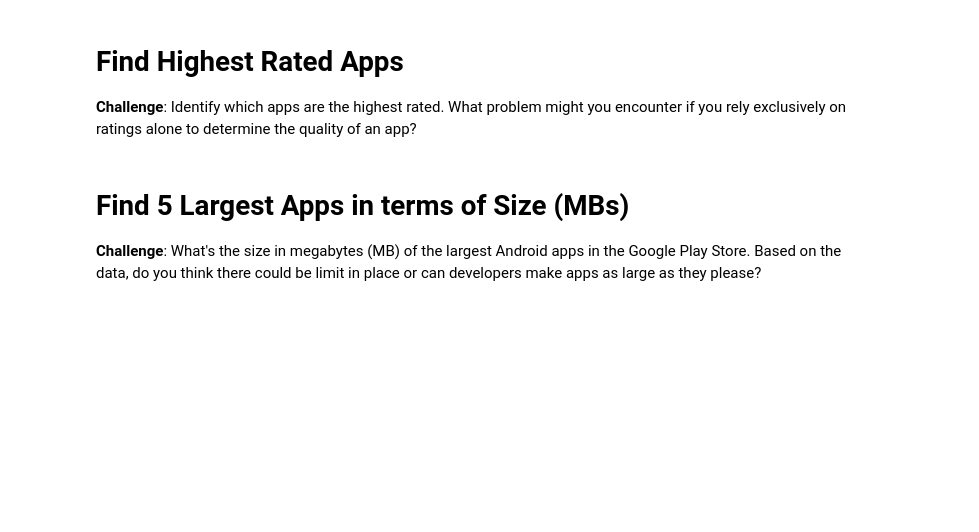
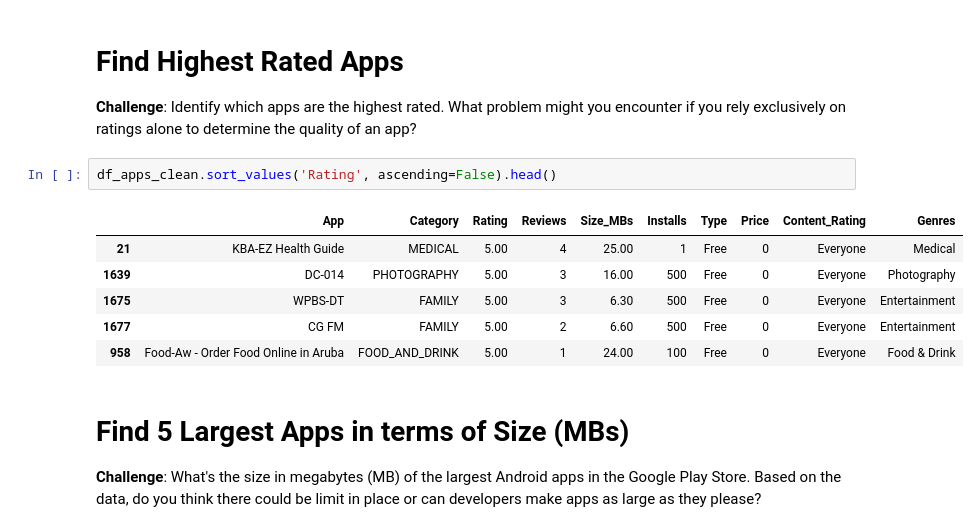
Before and after one commit to Anan014/Python_Pro_Bootcamp, a Jupyter notebook: day76-Beautiful_Plotly_Charts/Google Play Store App Analytics.ipynb, the cells around one changed output. Drawn from its saved outputs; the diff is of its cells as text; blank space fills up the shorter version.

```diff
--- a/day76-Beautiful_Plotly_Charts/Google Play Store App Analytics.ipynb
+++ b/day76-Beautiful_Plotly_Charts/Google Play Store App Analytics.ipynb
@@ -72,6 +72,15 @@ duplicated_rows.head()
 # Find Highest Rated Apps
 
 **Challenge**: Identify which apps are the highest rated. What problem might you encounter if you rely exclusively on ratings alone to determine the quality of an app?
+# %%
+df_apps_clean.sort_values('Rating', ascending=False).head()
+# %% [output]
+|  | App | Category | Rating | Reviews | Size_MBs | Installs | Type | Price | Content_Rating | Genres |
+| 21 | KBA-EZ Health Guide | MEDICAL | 5.00 | 4 | 25.00 | 1 | Free | 0 | Everyone | Medical |
+| 1639 | DC-014 | PHOTOGRAPHY | 5.00 | 3 | 16.00 | 500 | Free | 0 | Everyone | Photography |
+| 1675 | WPBS-DT | FAMILY | 5.00 | 3 | 6.30 | 500 | Free | 0 | Everyone | Entertainment |
+| 1677 | CG FM | FAMILY | 5.00 | 2 | 6.60 | 500 | Free | 0 | Everyone | Entertainment |
+| 958 | Food-Aw - Order Food Online in Aruba | FOOD_AND_DRINK | 5.00 | 1 | 24.00 | 100 | Free | 0 | Everyone | Food & Drink |
 # %% [markdown]
 # Find 5 Largest Apps in terms of Size (MBs)
 
```
Also changed, not shown: parts of 3 cells of this notebook.
